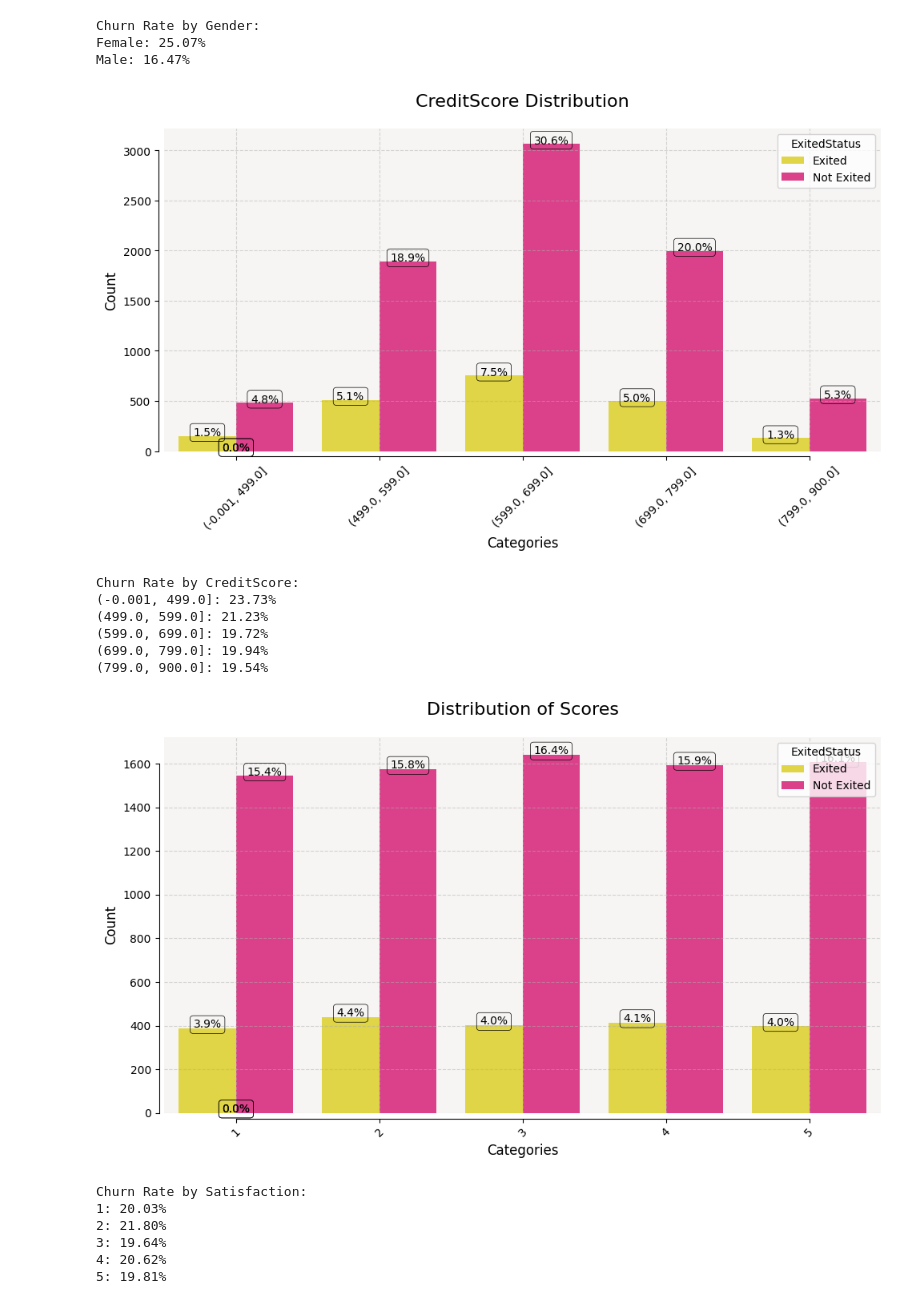
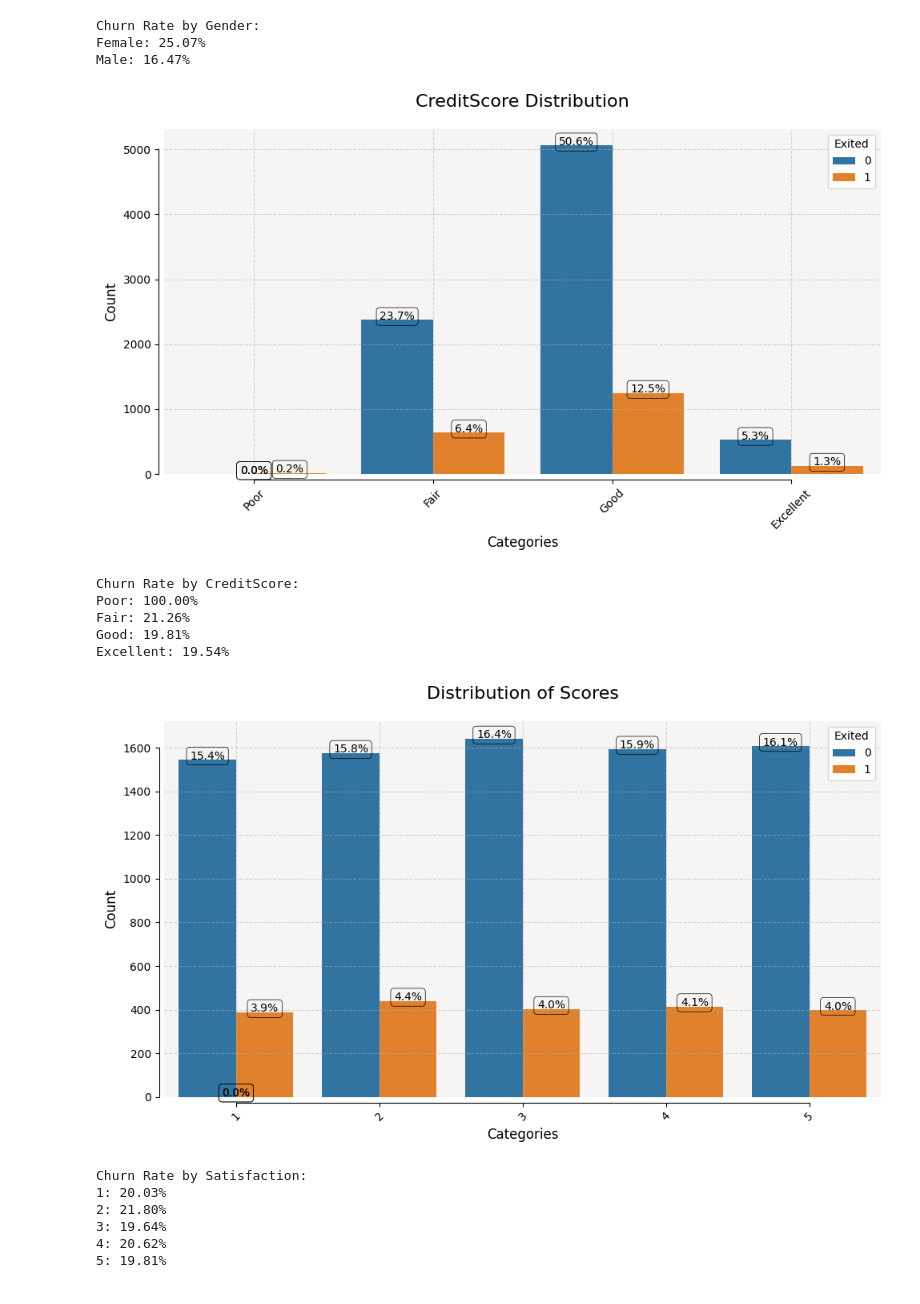
Before and after one commit to fdwsc2005/BankChurnPredictor, a Jupyter notebook: bank_cust_churn.ipynb, the cells around one changed output. Saved outputs shown, nothing was run; the diff lists cells and outputs as text; code cells hidden in the pictures.

```diff
--- a/bank_cust_churn.ipynb
+++ b/bank_cust_churn.ipynb
@@ -181,11 +308,7 @@ plt.show()
 # %%
-# Create neon palette
-neon_palette = ["#faeb2c", "#f52789", "#e900ff", "#1685f8", "#3d144c"]
-
-# Create count plot function
-def create_count_plot(data, feature, title):
+def create_count_plot(data, feature, title, hue=None, palette=None):
     plt.figure(figsize=(10, 6))
-    ax = sns.countplot(data=data, x=feature, hue='ExitedStatus', palette=neon_palette)
+    ax = sns.countplot(data=data, x=feature, hue=hue, palette=palette)
     ax.set_facecolor('#F6F5F4')
     ax.set_title(title, fontsize=16, pad=20)
     ax.set_xlabel("Categories", fontsize=12)
@@ -203,25 +326,4 @@ def create_count_plot(data, feature, title):
 
     plt.tight_layout()
     plt.show()
-
-# Create age groups
-df_copy['AgeGroup'] = pd.cut(df_copy['Age'], bins=[0, 20, 30, 40, 50, 60, 70, 100], labels=['0-20', '20-30', '30-40', '40-50', '50-60', '60-70', '70+'])
-
-# Define the bin edges
-bin_edges = [0, 499, 599, 699, 799, 900]
-
-# Create a new column to store the binned values
-df_copy['CreditScoreBins'] = pd.cut(df_copy['CreditScore'], bins=bin_edges, include_lowest=True)
-
-# Create a new column 'ExitedStatus' based on 'Exited' column values
-df_copy['ExitedStatus'] = df_copy['Exited'].map({0: 'Not Exited', 1: 'Exited'})
-
-# Create a new column 'HasCrCardStatus' based on 'HasCrCard' column values
-df_copy['HasCrCardStatus'] = df_copy['HasCrCard'].map({0: 'No', 1: 'Yes'})
-
-# Create a new column 'IsActiveMemberStatus' based on 'HasCrCard' column values
-df_copy['IsActiveMemberStatus'] = df_copy['IsActiveMember'].map({0: 'No', 1: 'Yes'})
-
-# Create a new column 'IsActiveMemberStatus' based on 'HasCrCard' column values
-df_copy['ComplainStatus'] = df_copy['Complain'].map({0: 'No', 1: 'Yes'})
 # %%
@@ -312,29 +441,37 @@ for Gender, churn_rate in churn_rate_gender.items():
 Churn Rate by Gender:
 Female: 25.07%
 Male: 16.47%
+# %%
+# Define the bin edges
+bin_edges = [0, 400, 600, 800, 1000]
+
+# Define the bin labels
+bin_labels = ['Poor', 'Fair', 'Good', 'Excellent']
+
+# Create the CreditScoreBins column by binning the CreditScore column
+df_copy['CreditScoreBins'] = pd.cut(df_copy['CreditScore'], bins=bin_edges, labels=bin_labels, right=False)
 # %%
 # Call function for CreditScore
-create_count_plot(df_copy, 'CreditScoreBins', 'CreditScore Distribution')
+create_count_plot(df_copy, 'CreditScoreBins', 'CreditScore Distribution', hue='Exited')
 # %% [output]
-[figure, old version]
+[figure, new version]
 # %%
-# Calulate churn rate for CreditScore
-churn_rate_creditscore = df_copy.groupby('CreditScoreBins')['Exited'].mean() * 100
+# Calculate churn rate for CreditScore
+churn_rate_creditscore = df_copy.groupby('CreditScoreBins', observed=False)['Exited'].mean() * 100
 print("Churn Rate by CreditScore:")
 for CreditScoreBins, churn_rate in churn_rate_creditscore.items():
     print(f"{CreditScoreBins}: {churn_rate:.2f}%")
 # %% [output]
 Churn Rate by CreditScore:
-(-0.001, 499.0]: 23.73%
-(499.0, 599.0]: 21.23%
-(599.0, 699.0]: 19.72%
-(699.0, 799.0]: 19.94%
-(799.0, 900.0]: 19.54%
+Poor: 100.00%
+Fair: 21.26%
+Good: 19.81%
+Excellent: 19.54%
 # %%
 # Call function for Satisfaction Score
-create_count_plot(df_copy, 'SatisfactionScore', 'Distribution of Scores')
+create_count_plot(df_copy, 'SatisfactionScore', 'Distribution of Scores', hue= 'Exited')
 # %% [output]
-[figure, old version]
+[figure, new version]
 # %%
 # Calulate churn rate for SatisfactionScore
 churn_rate_satisfaction = df_copy.groupby('SatisfactionScore')['Exited'].mean() * 100
```
Also changed, not shown: parts of 28 cells of this notebook, 1 other file.
